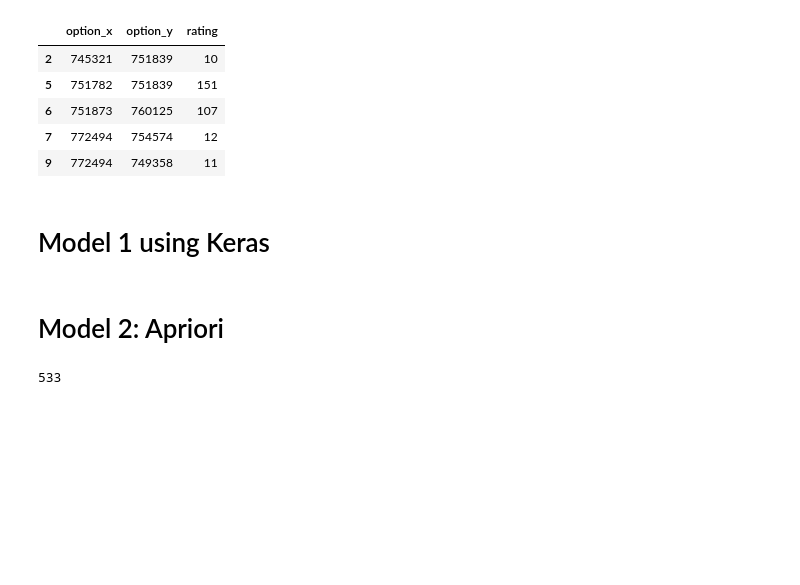
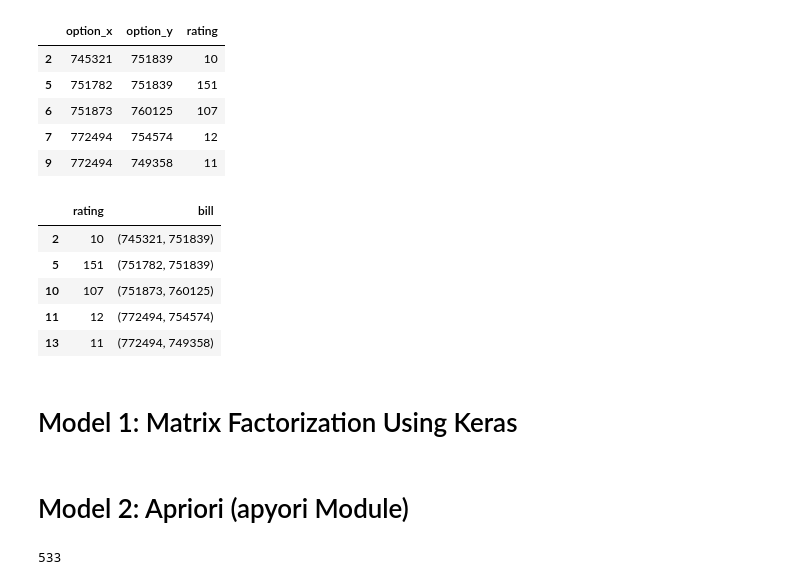
Before and after one commit to melihkacaman/Option-Matrix-Factorization, a Jupyter notebook: notebooks/03. Model Creation.ipynb, the cells around one changed output. Cells and saved outputs as stored; diff of their text form; code cells hidden in the pictures; blank space fills up the shorter version.

Commit message:
apriori (apyori model) extracs rules

```diff
--- a/notebooks/03. Model Creation.ipynb
+++ b/notebooks/03. Model Creation.ipynb
@@ -120,8 +131,19 @@ data_greater_1.head()
 | 6 | 751873 | 760125 | 107 |
 | 7 | 772494 | 754574 | 12 |
 | 9 | 772494 | 749358 | 11 |
+# %%
+data_3_greater_1 = data_with_3[data_with_3.rating > 1]
+
+data_3_greater_1.head()
+# %% [output]
+|  | rating | bill |
+| 2 | 10 | (745321, 751839) |
+| 5 | 151 | (751782, 751839) |
+| 10 | 107 | (751873, 760125) |
+| 11 | 12 | (772494, 754574) |
+| 13 | 11 | (772494, 749358) |
 # %% [markdown]
-# Model 1 using Keras
+# Model 1: Matrix Factorization Using Keras
 # %%
 from sklearn.utils import shuffle
 from keras.models import Model
@@ -168,7 +190,7 @@ history_model = model.fit(
     epochs=25
 )
 # %% [markdown]
-# Model 2: Apriori
+# Model 2: Apriori (apyori Module)
 # %%
 from apyori import apriori
 # %%
```
Also changed, not shown: parts of 8 cells of this notebook, 1 other file.
